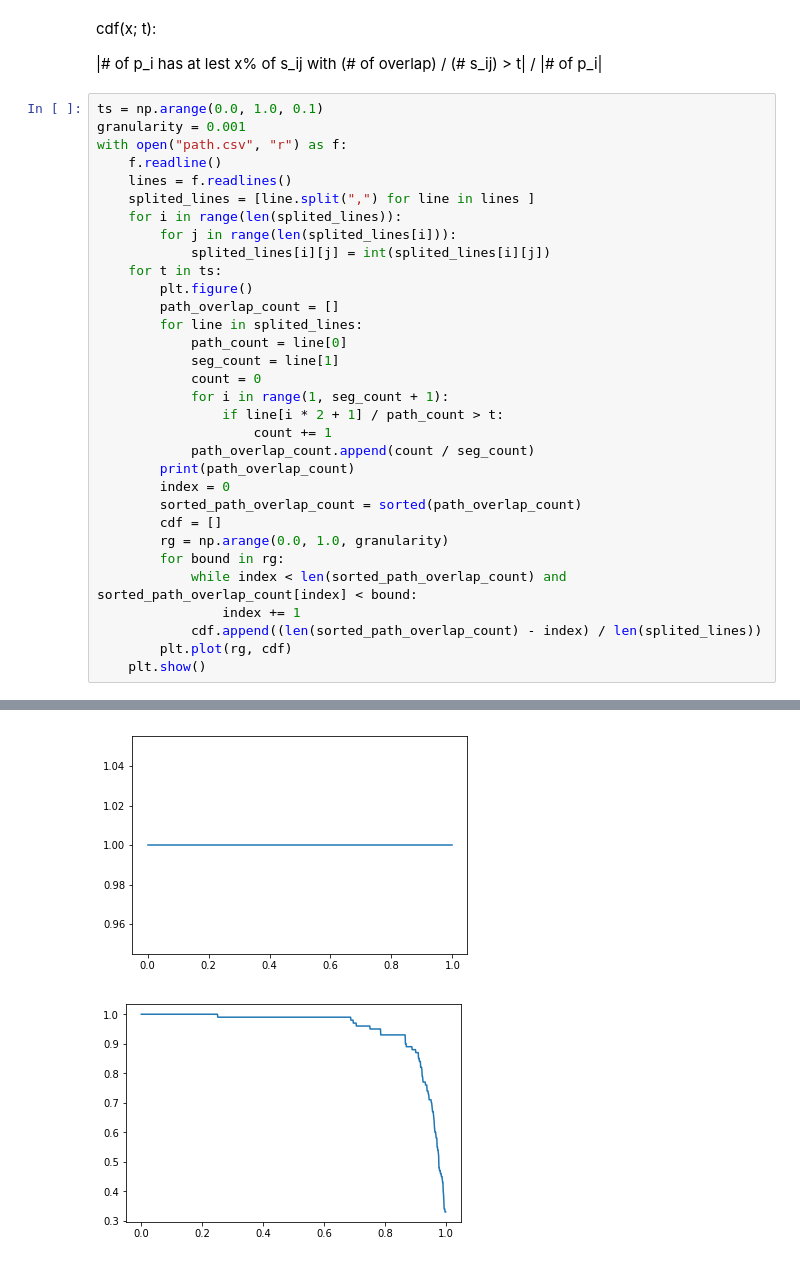
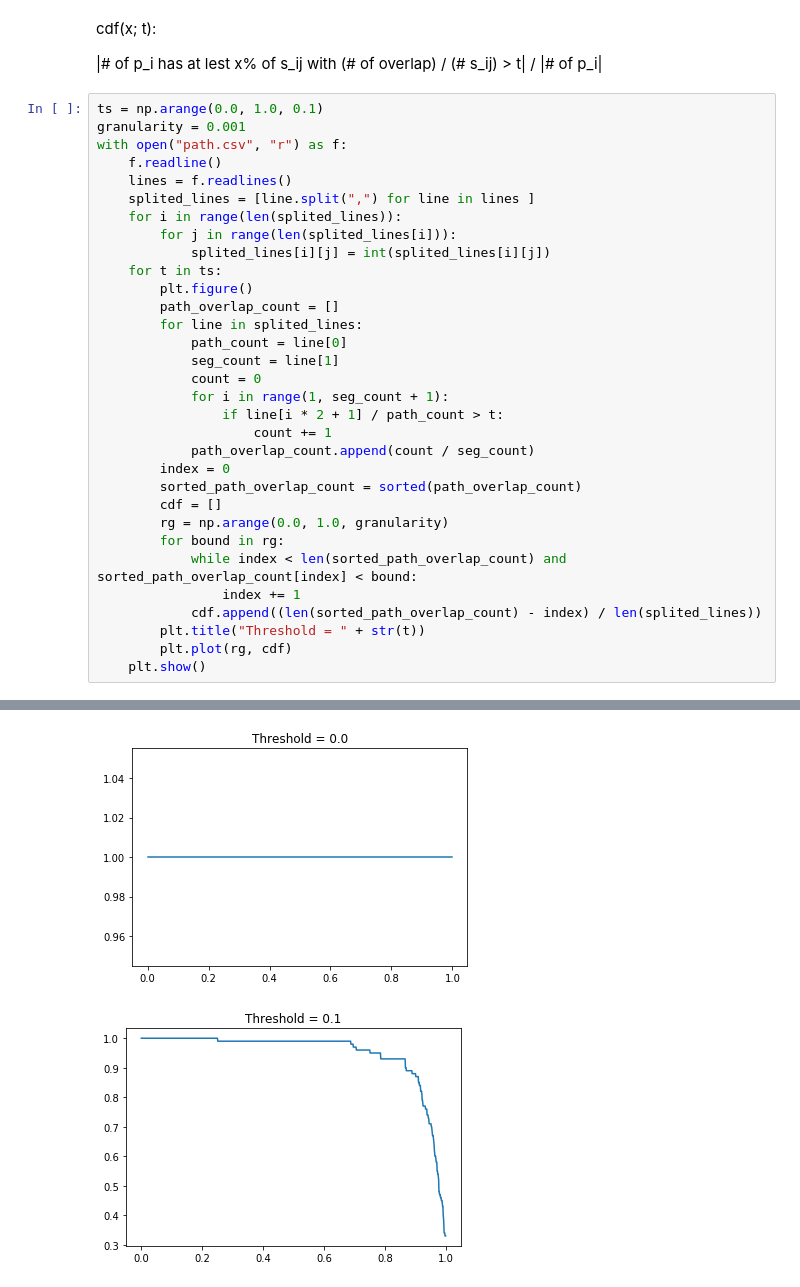
Before and after one commit to TrafficPrivacy/ServerClient, a Jupyter notebook: data/ny_visualize.ipynb, the cells around one changed output, grey strips where cells are left out. Saved outputs shown, nothing was run; the diff lists cells and outputs as text.

```diff
--- a/data/ny_visualize.ipynb
+++ b/data/ny_visualize.ipynb
@@ -135,7 +140,6 @@ with open("path.csv", "r") as f:
                 if line[i * 2 + 1] / path_count > t:
                     count += 1
             path_overlap_count.append(count / seg_count)
-        print(path_overlap_count)
         index = 0
         sorted_path_overlap_count = sorted(path_overlap_count)
         cdf = []
@@ -144,6 +148,7 @@ with open("path.csv", "r") as f:
             while index < len(sorted_path_overlap_count) and sorted_path_overlap_count[index] < bound:
                 index += 1
             cdf.append((len(sorted_path_overlap_count) - index) / len(splited_lines))
+        plt.title("Threshold = " + str(t))
         plt.plot(rg, cdf)
     plt.show()
 # %% [output]
@@ -160,2 +155,2 @@ with open("path.csv", "r") as f:
-[figure, old version]
+[figure, new version]
-[figure, old version]
+[figure, new version]
```
Also changed, not shown: parts of 3 cells of this notebook.
